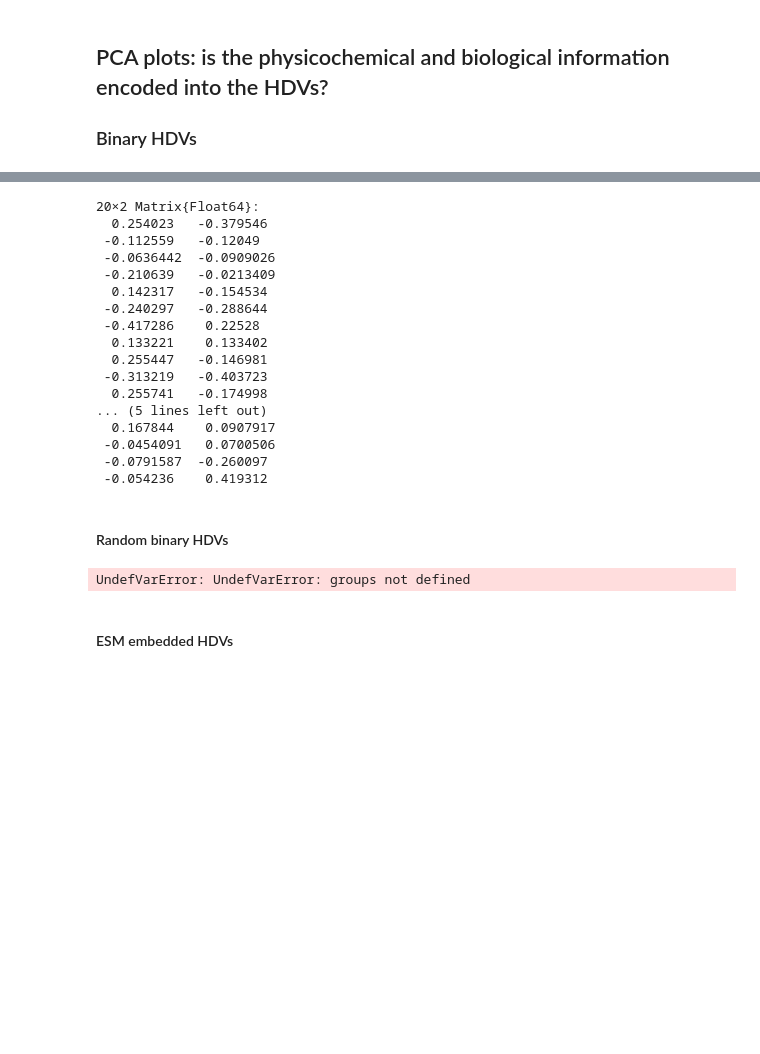
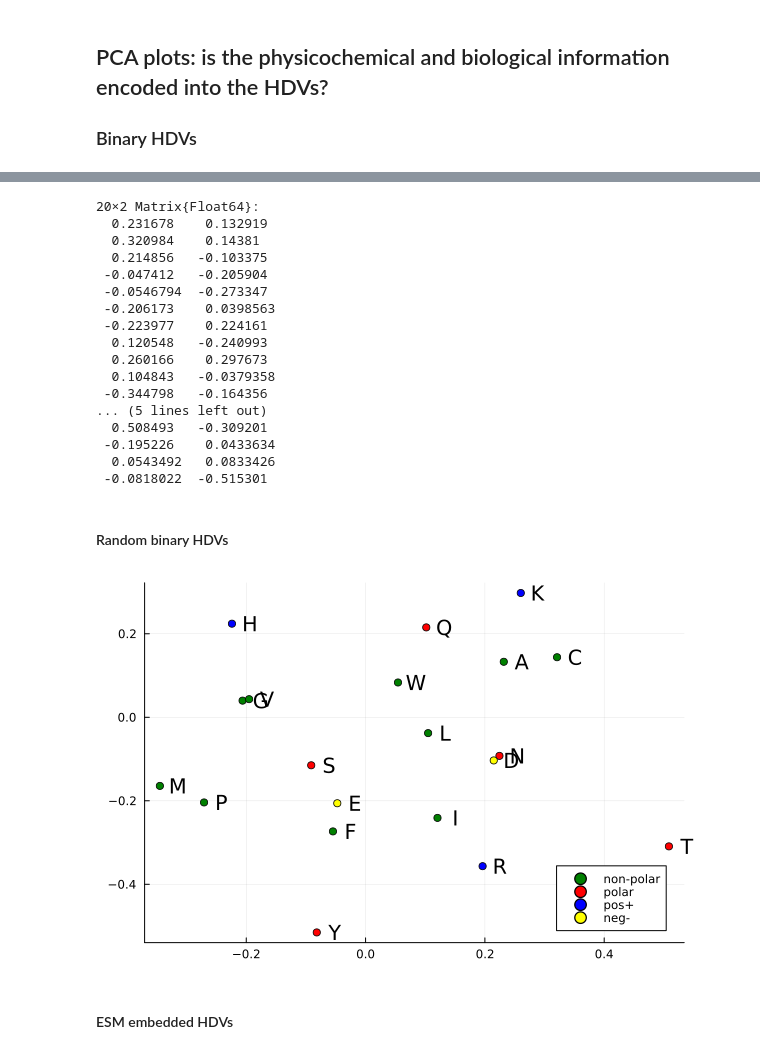
Before and after one commit to Micjanov/Master-Thesis, a Jupyter notebook: notebooks/AA_embeddings.ipynb, the cells around one changed output, grey strips where cells are left out. Saved outputs shown, nothing was run; the diff lists cells and outputs as text; code cells hidden in the pictures; blank space fills up the shorter version.

```diff
--- a/notebooks/AA_embeddings.ipynb
+++ b/notebooks/AA_embeddings.ipynb
@@ -15,7 +16,10 @@ aa_embeddings = DataFrame(CSV.File("../data/amino_acid_embeddings.csv"))
 amino_acids_esm = aa_embeddings.protein_ID
 aa_emb = Matrix(aa_embeddings[:, 2:end])
 # Create HDVs
-HDV_mat_bit = nested_arrays2mat([bithdv() for i in 1:size(aa_emb)[2]], true)
+HDV_mat_bit = zeros(size(aa_emb)[2], 10000)
+for i in 1:size(aa_emb)[2]
+    HDV_mat_bit[i,:]=bithdv()
+end
 
 # Extend embeddings into hyperdimensional space
 AA_bit_esm = permutedims(mat_scaler(aa_emb * HDV_mat_bit, 0, 1, 2) .|> round)
@@ -87,43 +154,45 @@ UndefVarError: UndefVarError: PCA_ESM_bit not defined
 proj_rand_bit
 # %% [output]
 20×2 Matrix{Float64}:
-  0.254023   -0.379546
- -0.112559   -0.12049
- -0.0636442  -0.0909026
- -0.210639   -0.0213409
-  0.142317   -0.154534
- -0.240297   -0.288644
- -0.417286    0.22528
-  0.133221    0.133402
-  0.255447   -0.146981
- -0.313219   -0.403723
-  0.255741   -0.174998
+  0.231678    0.132919
+  0.320984    0.14381
+  0.214856   -0.103375
+ -0.047412   -0.205904
+ -0.0546794  -0.273347
+ -0.206173    0.0398563
+ -0.223977    0.224161
+  0.120548   -0.240993
+  0.260166    0.297673
+  0.104843   -0.0379358
+ -0.344798   -0.164356
 ... (5 lines left out)
-  0.167844    0.0907917
- -0.0454091   0.0700506
- -0.0791587  -0.260097
- -0.054236    0.419312
+  0.508493   -0.309201
+ -0.195226    0.0433634
+  0.0543492   0.0833426
+ -0.0818022  -0.515301
 # %% [markdown]
 #### Random binary HDVs
-# %%
-using Plots
-AA_list  = ['A', 'R', 'N', 'D', 'C', 'Q', 'E', 'G', 'H', 'I', 'L', 'K', 'M', 'F', 'P', 'S', 'T', 'W', 'Y', 'V', 'O', 'U', 'B', 'J', 'Z']
-key = collect(keys(groups))
-indices = [[i for i in 1:length(AA_list) if AA_list[i] in groups[j]] for j in key]
-AA_ind = [[i for i in AA_list if i in groups[j]] for j in key]
-
-colors = [:green, :red, :blue, :yellow]
-fig = Plots.plot()
-
-for i in 1:4
-    scatter!(fig, (proj_rand_bit[indices[i], 1], proj_rand_bit[indices[i], 2]), label=key[i], mc = colors[i])
-    for j in 1:length(indices[i])
-        annotate!((proj_rand_bit[indices[i][j], 1] + 0.02, proj_rand_bit[indices[i][j], 2], AA_ind[i][j]))
-    end
-end
-savefig("../thesis/Fig/random_emb.png")
-fig
-# %% [output]
-UndefVarError: UndefVarError: groups not defined
+# %%
+using Plots
+
+key = collect(keys(groupsu))
+colors = [:green, :red, :blue, :yellow]
+fig = Plots.plot()
+
+for i in 1:length(key)
+
+    aa_ind = [x for (x,y) in enumerate(AA_list20) if y ∈ groupsu[key[i]] ]
+    aa = [y for (x,y) in enumerate(AA_list20) if y ∈ groupsu[key[i]] ]
+
+    scatter!(fig, (proj_rand_bit[aa_ind,1], proj_rand_bit[aa_ind,2]), label=key[i], mc = colors[i])
+
+    for f in 1:length(aa_ind)
+        annotate!((proj_rand_bit[aa_ind[f],1] + 0.03, proj_rand_bit[aa_ind[f],2], aa[f]))
+    end
+end
+savefig("../thesis/Fig/random_emb.png")
+fig
+# %% [output]
+[figure, added]
 # %% [markdown]
 #### ESM embedded HDVs
```
Also changed, not shown: parts of 34 cells of this notebook, 23 other files.
